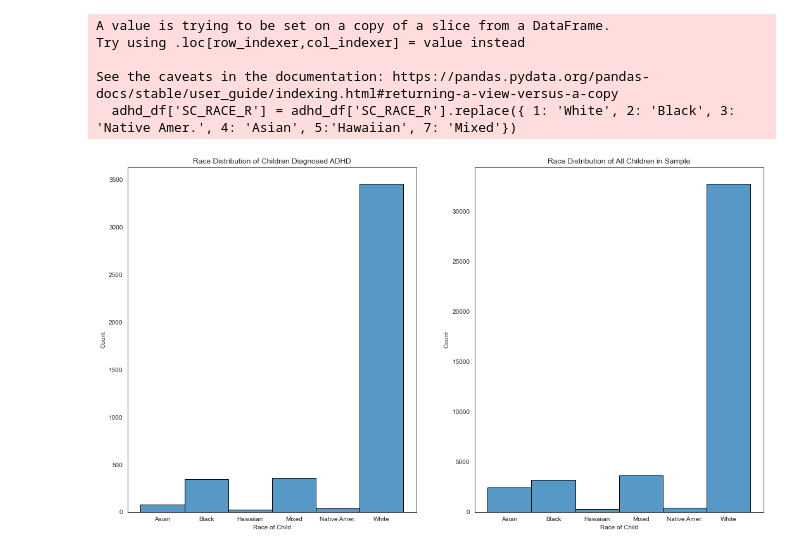
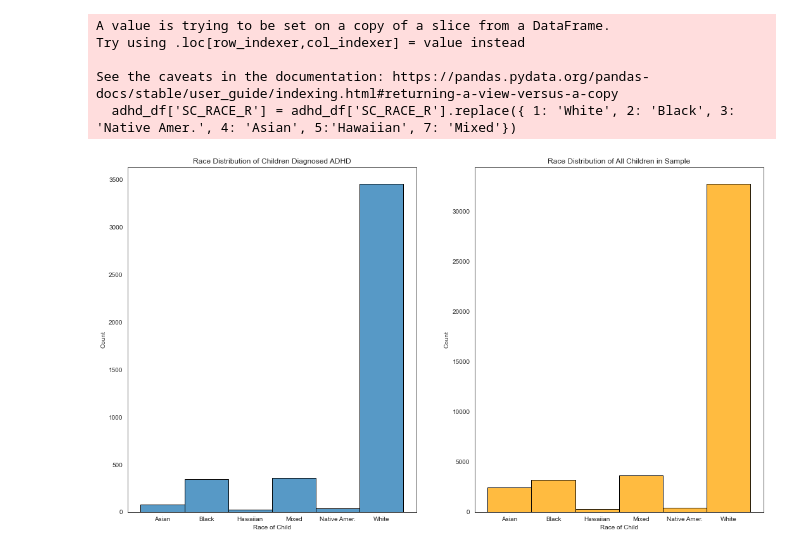
Before and after one commit to austint1121/Undiagnosed-ADHD-Identification, a Jupyter notebook: Notebooks/EDA.ipynb, the cells around one changed output. Saved outputs shown, nothing was run; the diff lists cells and outputs as text; code cells hidden in the pictures.

```diff
--- a/Notebooks/EDA.ipynb
+++ b/Notebooks/EDA.ipynb
@@ -224,17 +224,17 @@ See the caveats in the documentation: https://pandas.pydata.org/pandas-docs/stab
 # %%
 # Creating figure and axes
 racefig, (adhd_race_ax, sample_race_ax) = plt.subplots(1, 2, figsize=(18, 10))
 
 # Plotting racial distribution of kids diagnosed with ADHD
 adhd_race_figure = sns.histplot(adhd_df.sort_values('SC_RACE_R'), x='SC_RACE_R', ax=adhd_race_ax, edgecolor='black')
 
 # Setting xlabel and title
 adhd_race_figure.set(xlabel='Race of Child', title='Race Distribution of Children Diagnosed ADHD')
 
 # Plotting racial distribution of sample
-sample_race_figure = sns.histplot(nsch.sort_values('SC_RACE_R'), x='SC_RACE_R', ax=sample_race_ax, edgecolor='black')
+sample_race_figure = sns.histplot(nsch.sort_values('SC_RACE_R'), x='SC_RACE_R', ax=sample_race_ax, color='orange', edgecolor='black')
 
 # Setting xlabel and title
 sample_race_figure.set(xlabel='Race of Child', title='Race Distribution of All Children in Sample');
 # %% [output]
-[figure, old version]
+[figure, new version]
```
Also changed, not shown: parts of 6 cells of this notebook.
